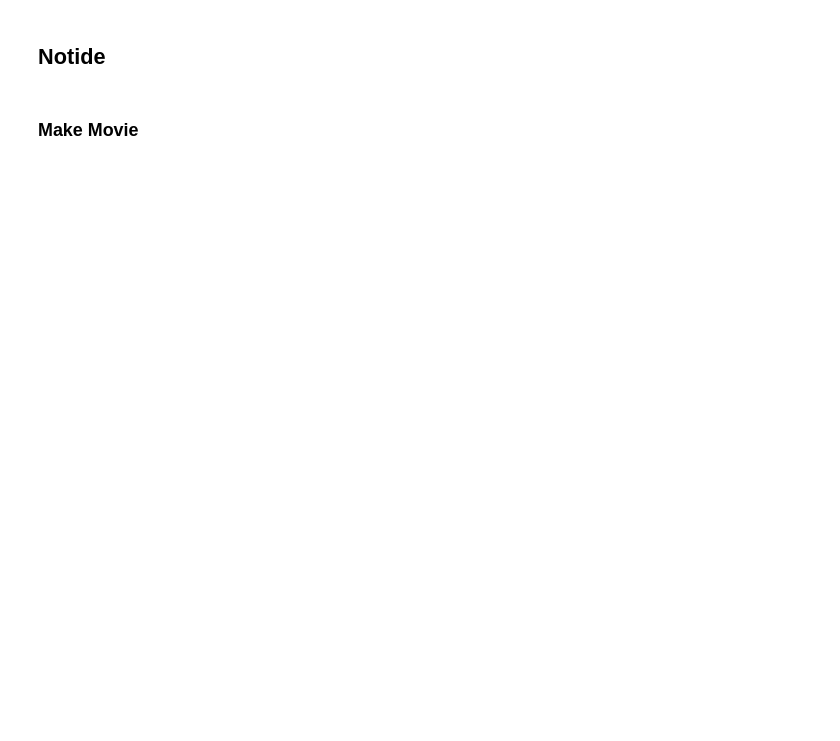
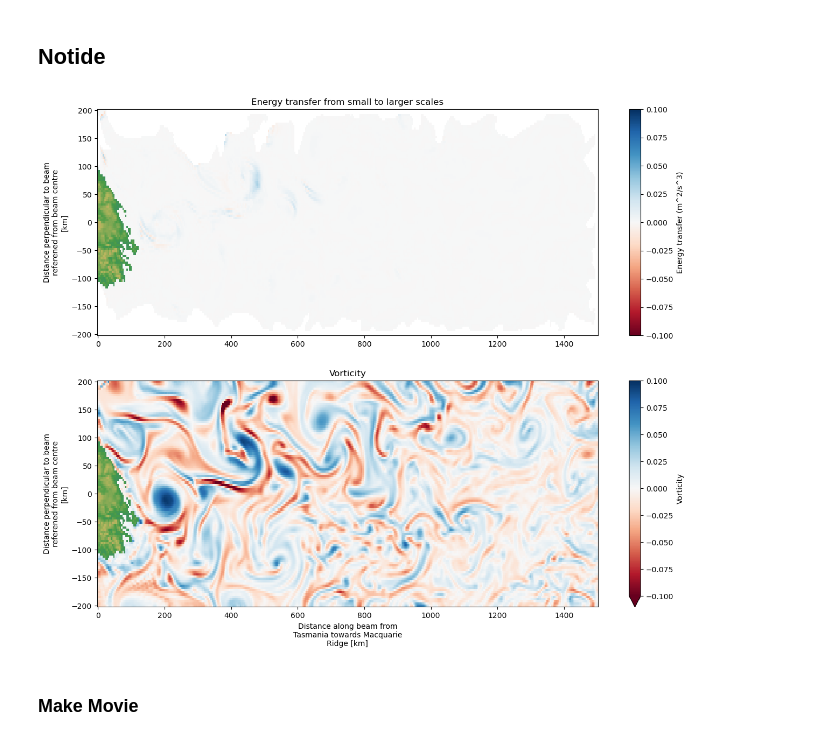
Before and after one commit to ashjbarnes/tasman-tides, a Jupyter notebook: notebooks/analysis/Lagrange Filter CGF testrun.ipynb, the cells around one changed output. Drawn from its saved outputs; the diff is of its cells as text; code cells hidden in the pictures; blank space fills up the shorter version.

```diff
--- a/notebooks/analysis/Lagrange Filter CGF testrun.ipynb
+++ b/notebooks/analysis/Lagrange Filter CGF testrun.ipynb
@@ -65,7 +69,7 @@ def cross_scale_transfer(data):
 
     return transfer
 
-def plot_transfer(data,vmax = 1.):
+def plot_transfer(data,vmax = 0.1):
     """
     data needs to contain bathy, energy transfer, b"""
     cmap = matplotlib.cm.get_cmap("RdBu")
@@ -77,7 +81,7 @@ def plot_transfer(data,vmax = 1.):
     if type(vmax) == float or type(vmax) == int:
         data.energy_transfer.plot(ax = ax[0],cmap = cmap,add_colorbar = True,vmax = vmax,vmin = -vmax,cbar_kwargs={'label': "Energy transfer (m^2/s^3)"})
     else:
-        data.energy_transfer.plot(ax = ax[0],cmap = cmap,add_colorbar = True,cbar_kwargs={'label': "Energy transfer (m^2/s^3)"})
+        data.energy_transfer.plot(ax = ax[0],cmap = cmap,add_colorbar = True,cbar_kwargs={'label': "Energy transfer (m/s^3)"})
     data.vorticity.plot(ax = ax[1],cmap = cmap,add_colorbar = True,cbar_kwargs={'label': "Vorticity"},vmax = 0.1,vmin = -0.1)
 
     data.bathy.plot(cmap = earth_cmap,vmin = -1000,vmax = 1500,ax = ax[0],add_colorbar = False)
@@ -89,8 +93,32 @@ def plot_transfer(data,vmax = 1.):
     plt.show()
     return fig
 
+def plot_transfer_with_phase(data,vmax = 0.1):
+    """
+    data needs to contain bathy, energy transfer, filtered u"""
+    cmap = matplotlib.cm.get_cmap("RdBu")
+    fig,ax = plt.subplots(2,figsize = (15,12))
+    # Set the background colour to the plot to the lowest value in the cmap
+    ax[0].set_facecolor("white")
+    ax[1].set_facecolor("white")
+
+    if type(vmax) == float or type(vmax) == int:
+        data.energy_transfer.plot(ax = ax[0],cmap = cmap,add_colorbar = True,vmax = vmax,vmin = -vmax,cbar_kwargs={'label': "Energy transfer (m^2/s^3)"})
+    else:
+        data.energy_transfer.plot(ax = ax[0],cmap = cmap,add_colorbar = True,cbar_kwargs={'label': "Energy transfer (m/s^3)"})
+    data.u.plot(ax = ax[1],cmap = cmap,add_colorbar = True,cbar_kwargs={'label': "velocity m/s"},vmax = 0.4,vmin = -0.4)
+
+    data.bathy.plot(cmap = earth_cmap,vmin = -1000,vmax = 1500,ax = ax[0],add_colorbar = False)
+    data.bathy.plot(cmap = earth_cmap,vmin = -1000,vmax = 1500,ax = ax[1],add_colorbar = False)
+
+    ax[0].set_xlabel("")
+    ax[0].set_title(f"Energy transfer from small to larger scales")
+    ax[1].set_title(f"Filtered M2 along beam velocity")
+    plt.show()
+    return fig
+
 bathy = xr.open_dataset(f"/g/data/nm03/ab8992/outputs/{expt}/bathy_transect.nc").elevation
 bathy = bathy.where(bathy > 0).rename("bathy").drop_vars("lon").drop_vars("lat")
 
 time_window = 200 # How many hours either side of t0 to consider
-filter_window = 100 # How many hours either side of t0 to actually filter (subset of time window)
+filter_window = 50 # How many hours either side of t0 to actually filter (subset of time window)
@@ -136,7 +249,7 @@ tt.make_movie(merged.integrate("zl"),plot_transfer,"full-20","12hr_lagrange_cst"
 # %% [markdown]
 ## Notide
 # %%
-t0 = 38010
+t0 = 38000
 expt = "notide-20"
 outpath = f"/g/data/nm03/ab8992/postprocessed/{expt}/lfiltered/t0-{t0}"
 # rawdata_tide = tt.collect_data(
@@ -145,11 +258,13 @@ outpath = f"/g/data/nm03/ab8992/postprocessed/{expt}/lfiltered/t0-{t0}"
 #     timerange=(t0 - filter_window,t0 + filter_window)).isel(zl = 2,time = 100)
 
 
-cst = xr.open_mfdataset(outpath + "/*.nc",decode_times = False).isel(time = 100).cst.rename("energy_transfer").persist()
+cst = xr.open_mfdataset(outpath + "/*.nc",decode_times = False).cst.rename("energy_transfer").persist()
 vorticity = tt.calculate_vorticity(rawdata_tide).rename("vorticity")
 merged = xr.merge([cst,bathy,vorticity]).load()
 # %%
-fig = plot_transfer(merged.integrate("zl"),vmax = 1)
+fig = plot_transfer(merged.mean("time").integrate("zl"),vmax = 0.1)
+# %% [output]
+[figure, added]
 # %%
 fig = plot_transfer(merged.integrate("zl"),vmax = 1)
 # %% [markdown]
```
Also changed, not shown: parts of 9 cells of this notebook, 5 other files.
